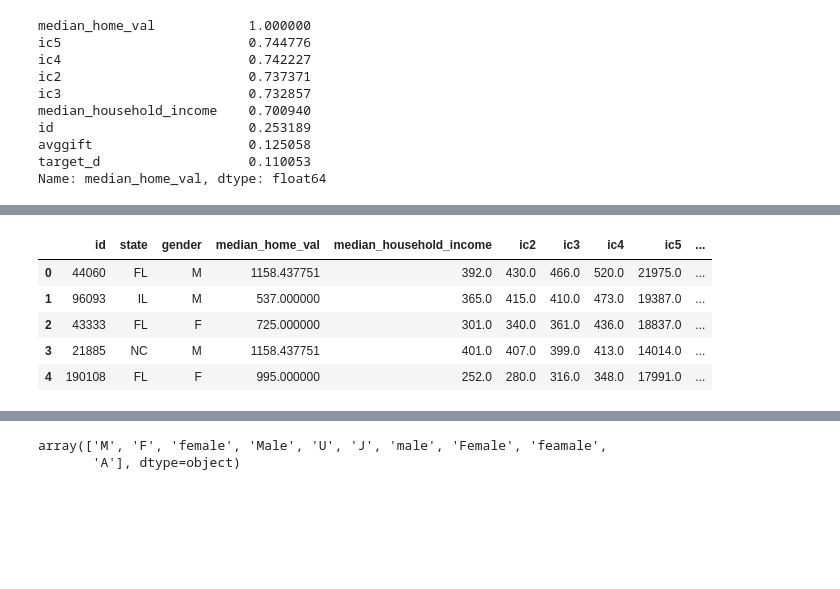
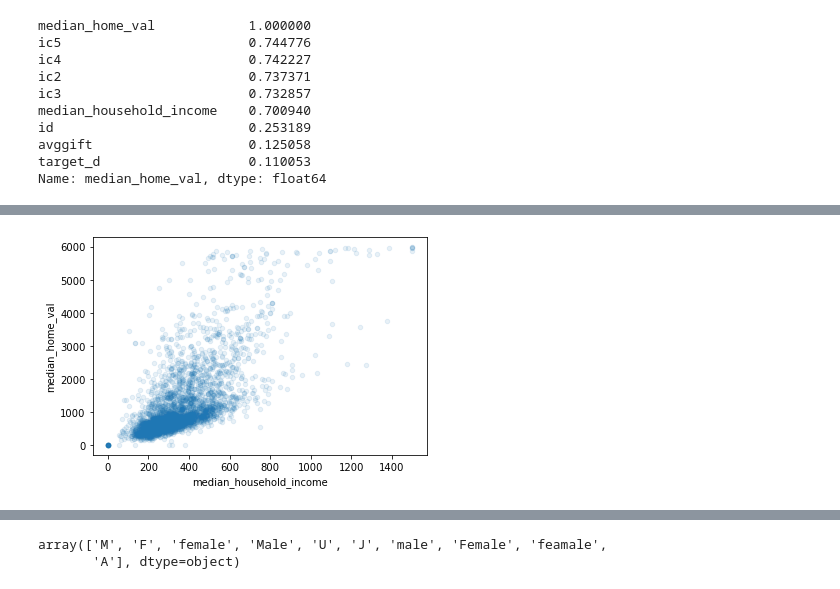
Before and after one commit to Origamologo/-California-cleanin-, a Jupyter notebook: california.ipynb, the cells around one changed output, grey strips where cells are left out. Cells and saved outputs as stored; diff of their text form; code cells hidden in the pictures; blank space fills up the shorter version.

```diff
--- a/california.ipynb
+++ b/california.ipynb
@@ -75,15 +79,13 @@ target_d                    0.110053
 population_per_household    0.096456
 rooms_per_neigh            -0.076728
 Name: median_home_val, dtype: float64
-# %%
-df.head(5)
-# %% [output]
-|  | id | state | gender | median_home_val | median_household_income | ic2 | ic3 | ic4 | ic5 | ... |
-| 0 | 44060 | FL | M | 1158.437751 | 392.0 | 430.0 | 466.0 | 520.0 | 21975.0 | ... |
-| 1 | 96093 | IL | M | 537.000000 | 365.0 | 415.0 | 410.0 | 473.0 | 19387.0 | ... |
-| 2 | 43333 | FL | F | 725.000000 | 301.0 | 340.0 | 361.0 | 436.0 | 18837.0 | ... |
-| 3 | 21885 | NC | M | 1158.437751 | 401.0 | 407.0 | 399.0 | 413.0 | 14014.0 | ... |
-| 4 | 190108 | FL | F | 995.000000 | 252.0 | 280.0 | 316.0 | 348.0 | 17991.0 | ... |
+# %%
+df.plot(kind="scatter", x="median_household_income", y="median_home_val",
+ alpha=0.1)
+
+plt.show()
+# %% [output]
+[figure, added]
 # %%
 df.isnull().sum()
 # %% [output]
```
Also changed, not shown: parts of 46 cells of this notebook, 2 other files.
